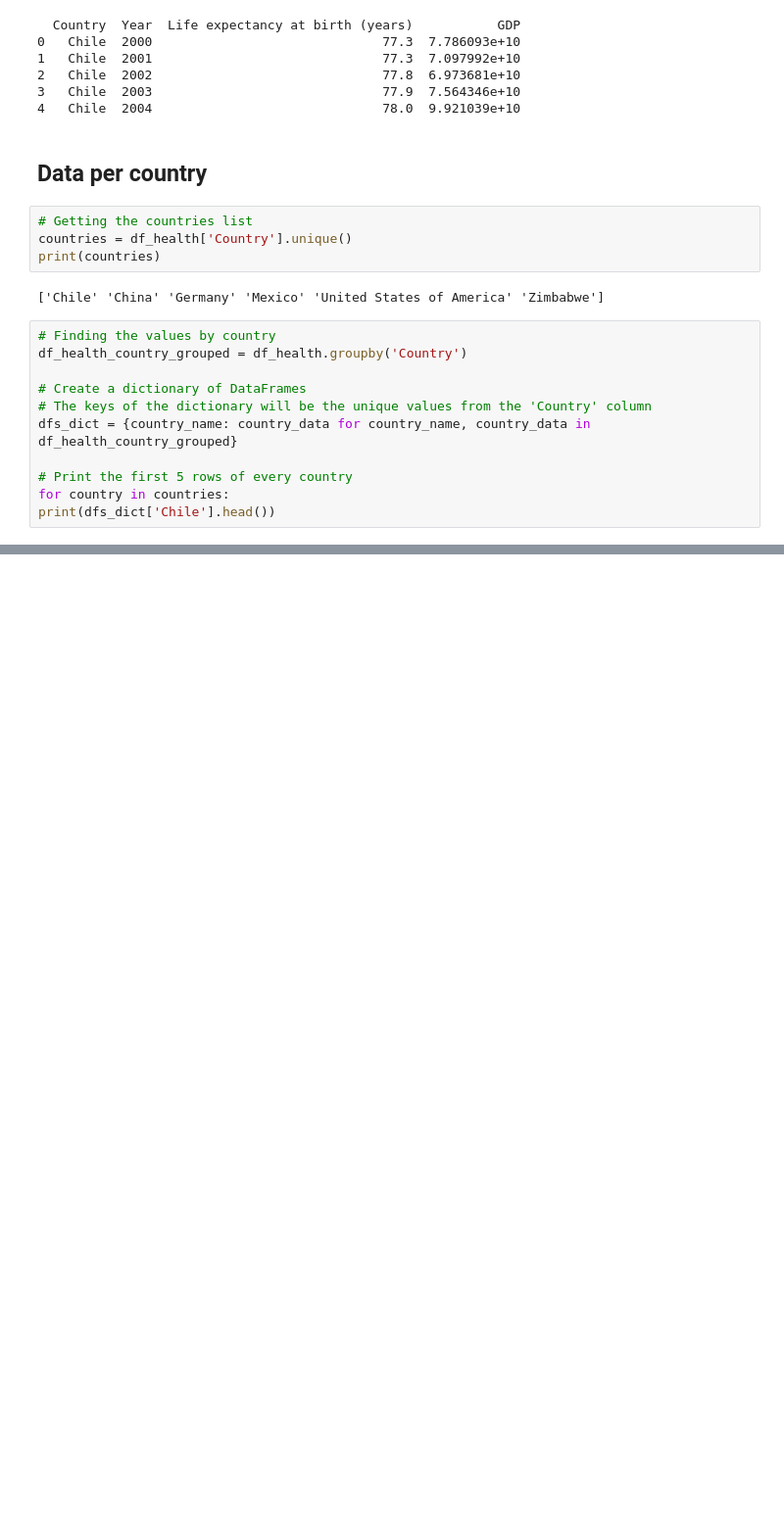
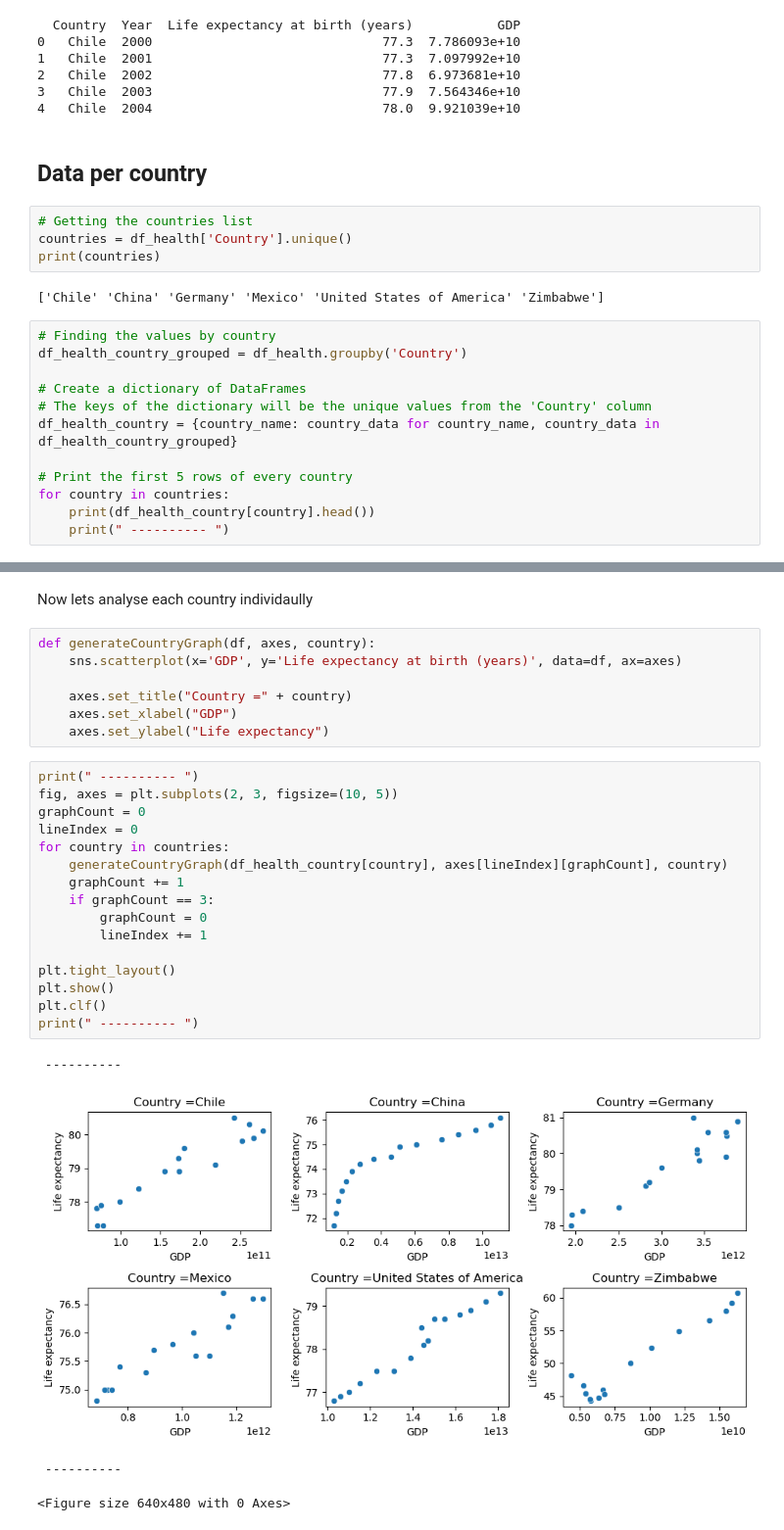
Before and after one commit to felipeizepe/codecademy-GDP_project, a Jupyter notebook: life_expectancy_gdp.ipynb, the cells around one changed output, grey strips where cells are left out. Shown at 98% size. Drawn from its saved outputs; the diff is of its cells as text; blank space fills up the shorter version.

Commit message:
Graph generation

```diff
--- a/life_expectancy_gdp.ipynb
+++ b/life_expectancy_gdp.ipynb
@@ -54,11 +57,12 @@ df_health_country_grouped = df_health.groupby('Country')
 
 # Create a dictionary of DataFrames
 # The keys of the dictionary will be the unique values from the 'Country' column
-dfs_dict = {country_name: country_data for country_name, country_data in df_health_country_grouped}
+df_health_country = {country_name: country_data for country_name, country_data in df_health_country_grouped}
 
 # Print the first 5 rows of every country
 for country in countries:
-print(dfs_dict['Chile'].head())
+    print(df_health_country[country].head())
+    print(" ---------- ")
 # %% [output]
   Country  Year  Life expectancy at birth (years)           GDP
 0   Chile  2000                              77.3  7.786093e+10
@@ -68,0 +86,30 @@ print(dfs_dict['Chile'].head())
+# %% [markdown]
+Now lets analyse each country individaully
+# %%
+def generateCountryGraph(df, axes, country):
+    sns.scatterplot(x='GDP', y='Life expectancy at birth (years)', data=df, ax=axes)
+
+    axes.set_title("Country =" + country)
+    axes.set_xlabel("GDP")
+    axes.set_ylabel("Life expectancy")
+# %%
+print(" ---------- ")
+fig, axes = plt.subplots(2, 3, figsize=(10, 5))
+graphCount = 0
+lineIndex = 0
+for country in countries:
+    generateCountryGraph(df_health_country[country], axes[lineIndex][graphCount], country)
+    graphCount += 1
+    if graphCount == 3:
+        graphCount = 0
+        lineIndex += 1
+
+plt.tight_layout()
+plt.show()
+plt.clf()
+print(" ---------- ")
+# %% [output]
+ ----------
+[figure, added]
+ ----------
+<Figure size 640x480 with 0 Axes>
```
Also changed, not shown: parts of 9 cells of this notebook.
